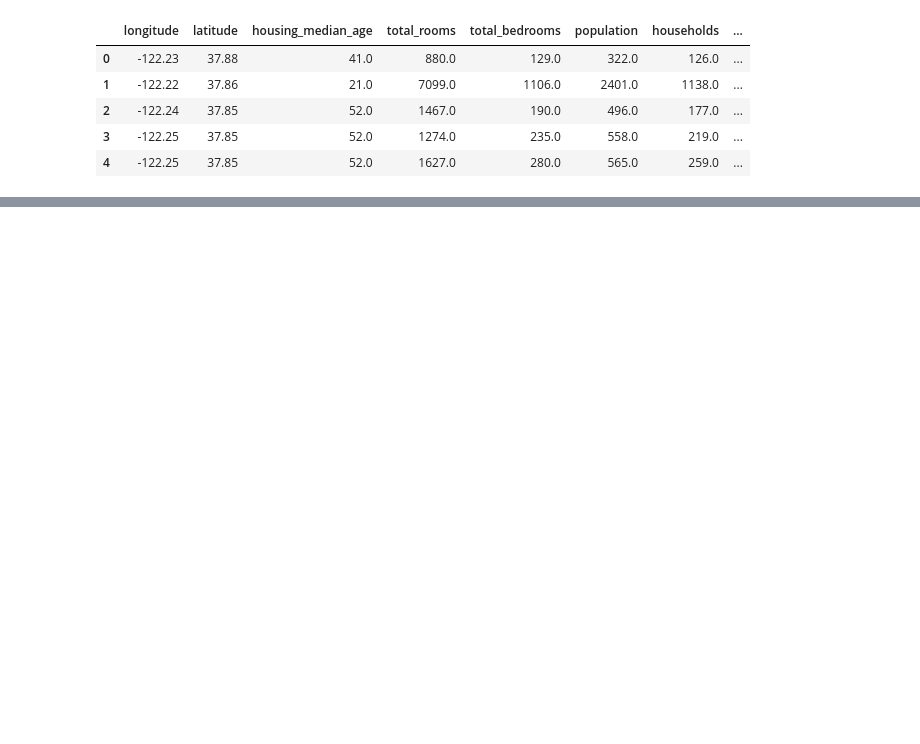
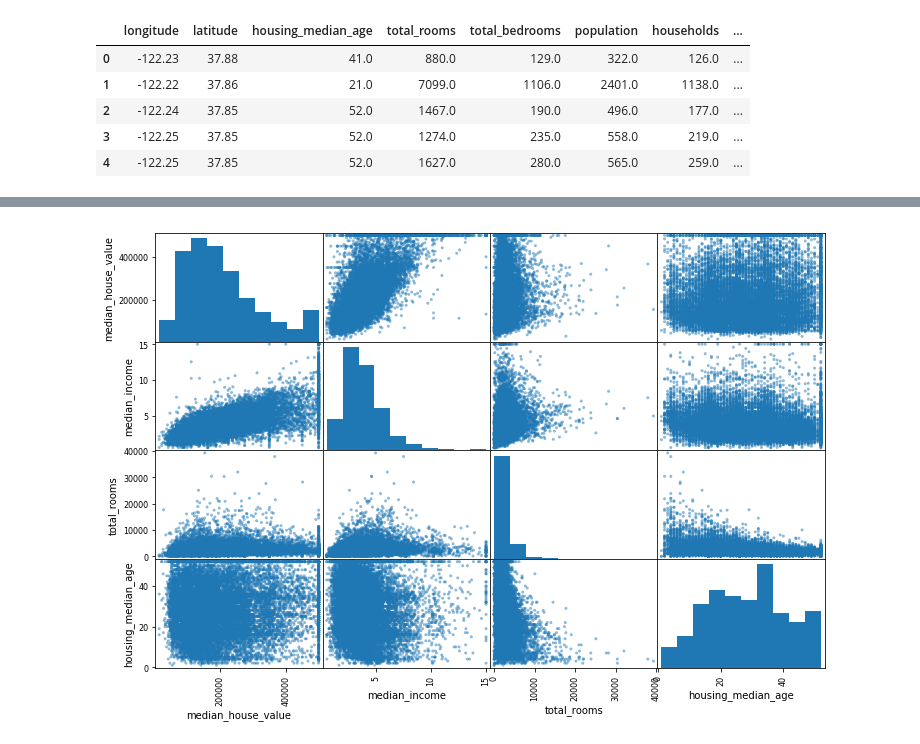
Before and after one commit to yuewensong/handson-ml, a Jupyter notebook: 20201230chapter2.ipynb, the cells around one changed output, grey strips where cells are left out. Cells and saved outputs as stored; diff of their text form; code cells hidden in the pictures; blank space fills up the shorter version.

```diff
--- a/20201230chapter2.ipynb
+++ b/20201230chapter2.ipynb
@@ -81,0 +119,7 @@ split = StratifiedShuffleSplit(n_splits=1, test_size=0.2, random_state=42)
+# %%
+attributes = ['median_house_value', 'median_income', 'total_rooms','housing_median_age']
+# %%
+scatter_matrix(housing[attributes], figsize=(12,8))
+plt.show()
+# %% [output]
+[figure, added]
```
Also changed, not shown: parts of 86 cells of this notebook, 3 other files.
